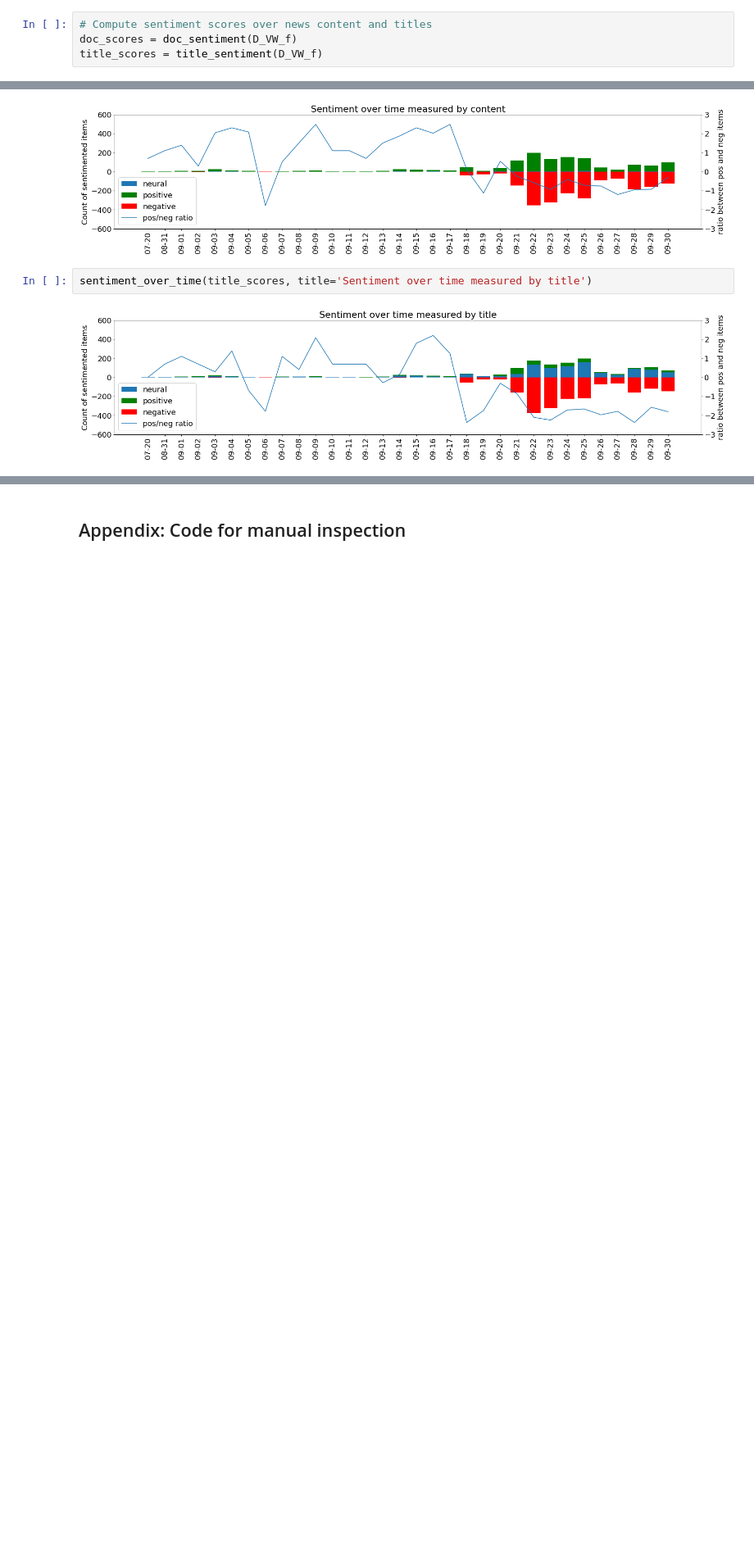
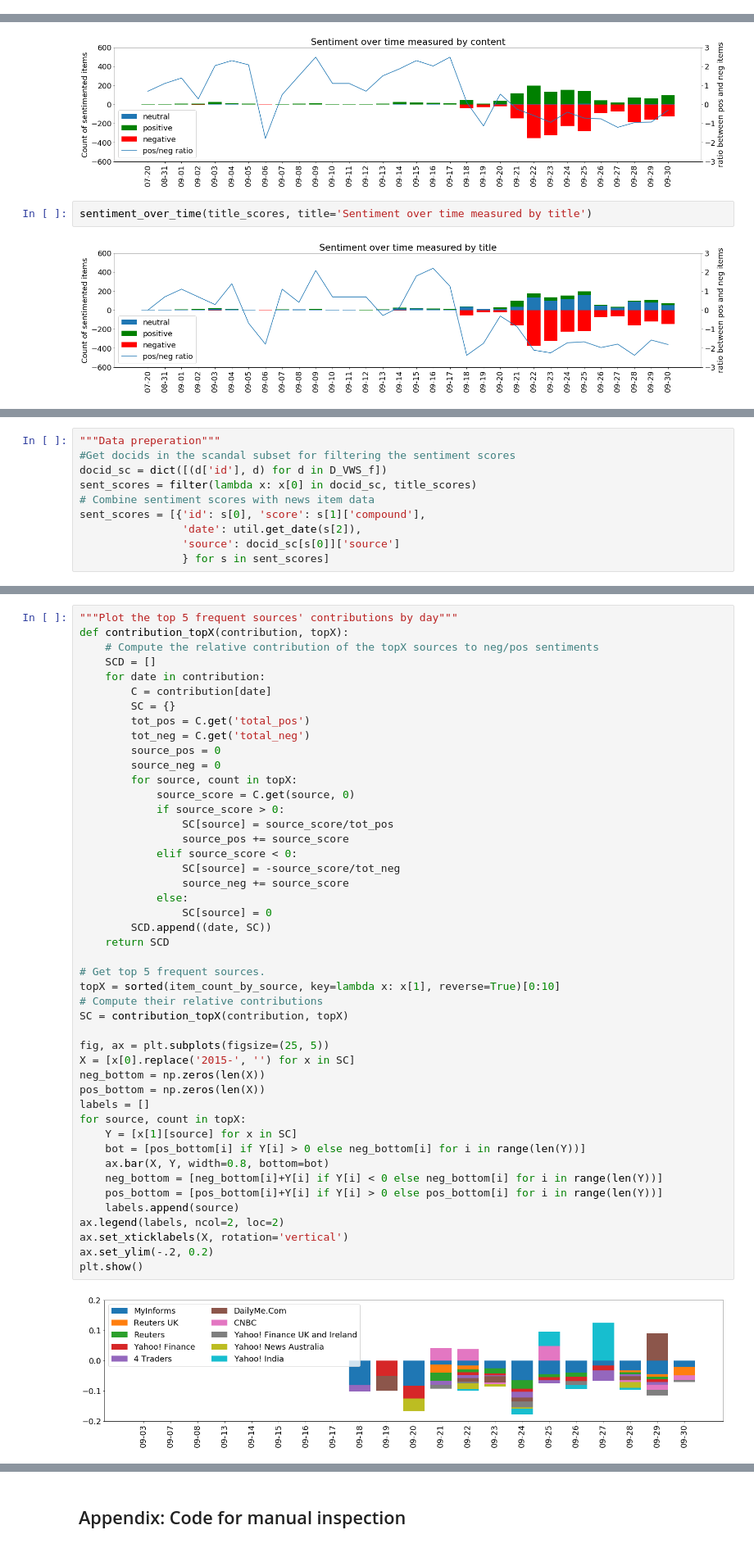
Before and after one commit to jiyinhe/assignmentVW, a Jupyter notebook: EDA - Volkswagen scandal sentiment analysis.ipynb, the cells around one changed output, grey strips where cells are left out. Shown at 82% size. Cells and saved outputs as stored; diff of their text form; blank space fills up the shorter version.

Commit message:
sentiment

```diff
--- a/EDA - Volkswagen scandal sentiment analysis.ipynb
+++ b/EDA - Volkswagen scandal sentiment analysis.ipynb
@@ -347,10 +354,6 @@ def sentiment_over_time(sent_scores, title=None):
     plt.title(title)
     plt.legend(handles=[neu_bars, pos_bars, neg_bars, ratio], loc=3)
     plt.show()
-# %%
-# Compute sentiment scores over news content and titles
-doc_scores = doc_sentiment(D_VW_f)
-title_scores = title_sentiment(D_VW_f)
 # %% [markdown]
 ## 3.2 Sentiment over time
 ### Method
@@ -402,0 +477,10 @@ seattlepi.com 1
+# %%
+"""Data preperation"""
+#Get docids in the scandal subset for filtering the sentiment scores
+docid_sc = dict([(d['id'], d) for d in D_VWS_f])
+sent_scores = filter(lambda x: x[0] in docid_sc, title_scores)
+# Combine sentiment scores with news item data
+sent_scores = [{'id': s[0], 'score': s[1]['compound'],
+                'date': util.get_date(s[2]),
+                'source': docid_sc[s[0]]['source']
+                } for s in sent_scores]
@@ -402,0 +510,48 @@ seattlepi.com 1
+# %%
+"""Plot the top 5 frequent sources' contributions by day"""
+def contribution_topX(contribution, topX):
+    # Compute the relative contribution of the topX sources to neg/pos sentiments
+    SCD = []
+    for date in contribution:
+        C = contribution[date]
+        SC = {}
+        tot_pos = C.get('total_pos')
+        tot_neg = C.get('total_neg')
+        source_pos = 0
+        source_neg = 0
+        for source, count in topX:
+            source_score = C.get(source, 0)
+            if source_score > 0:
+                SC[source] = source_score/tot_pos
+                source_pos += source_score
+            elif source_score < 0:
+                SC[source] = -source_score/tot_neg
+                source_neg += source_score
+            else:
+                SC[source] = 0
+        SCD.append((date, SC))
+    return SCD
+
+# Get top 5 frequent sources.
+topX = sorted(item_count_by_source, key=lambda x: x[1], reverse=True)[0:10]
+# Compute their relative contributions
+SC = contribution_topX(contribution, topX)
+
+fig, ax = plt.subplots(figsize=(25, 5))
+X = [x[0].replace('2015-', '') for x in SC]
+neg_bottom = np.zeros(len(X))
+pos_bottom = np.zeros(len(X))
+labels = []
+for source, count in topX:
+    Y = [x[1][source] for x in SC]
+    bot = [pos_bottom[i] if Y[i] > 0 else neg_bottom[i] for i in range(len(Y))]
+    ax.bar(X, Y, width=0.8, bottom=bot)
+    neg_bottom = [neg_bottom[i]+Y[i] if Y[i] < 0 else neg_bottom[i] for i in range(len(Y))]
+    pos_bottom = [pos_bottom[i]+Y[i] if Y[i] > 0 else pos_bottom[i] for i in range(len(Y))]
+    labels.append(source)
+ax.legend(labels, ncol=2, loc=2)
+ax.set_xticklabels(X, rotation='vertical')
+ax.set_ylim(-.2, 0.2)
+plt.show()
+# %% [output]
+[figure, added]
```
Also changed, not shown: parts of 25 cells of this notebook, 1 other file.
